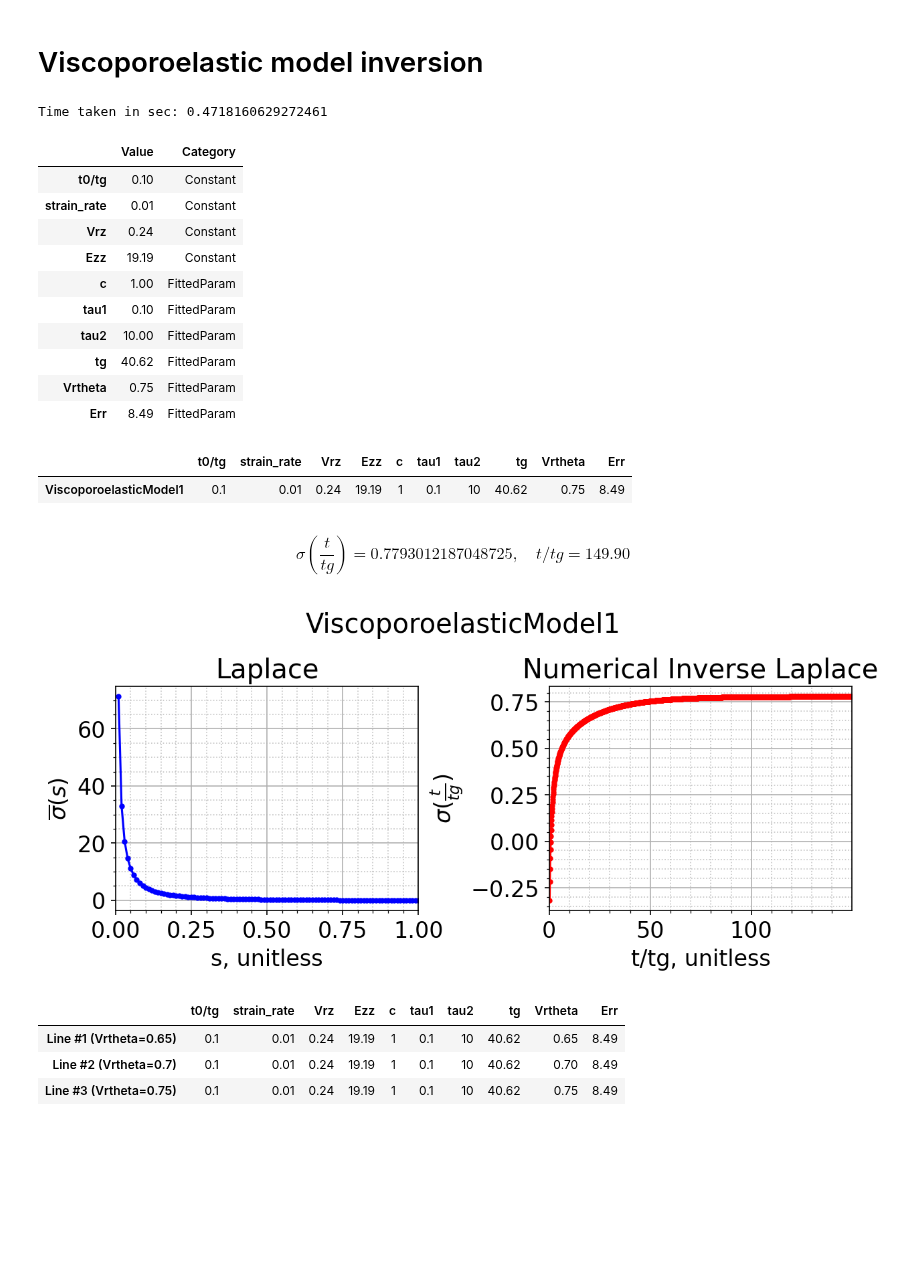
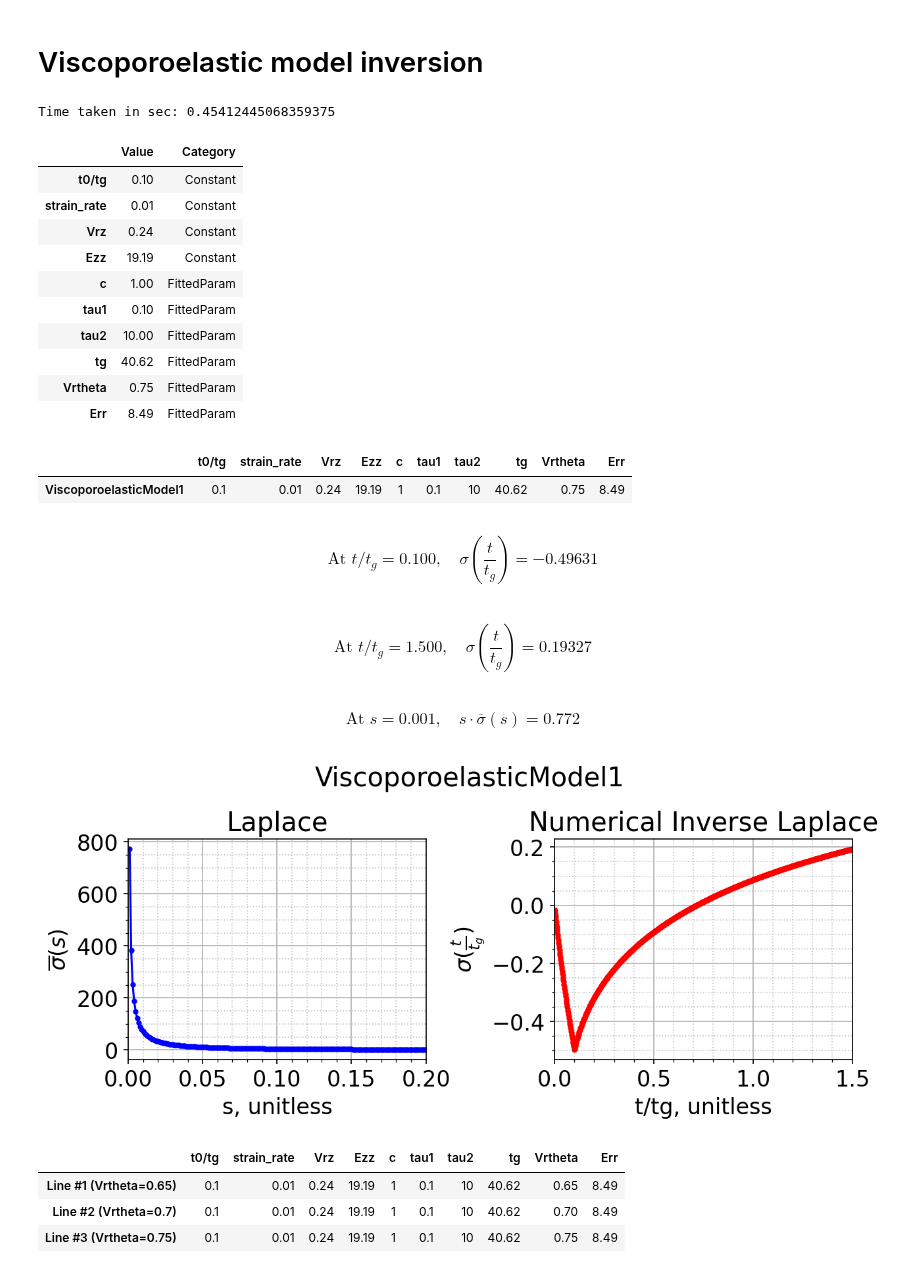
Before and after one commit to ryerrabelli/Yerrabelli-Spector-Poroelastic-Model-Code, a Jupyter notebook: src/ViscoporoelasticInversion.ipynb, the cells around one changed output. Drawn from its saved outputs; the diff is of its cells as text; code cells hidden in the pictures; blank space fills up the shorter version.

Commit message:
Created figure with zoomed in around t0

```diff
--- a/src/ViscoporoelasticInversion.ipynb
+++ b/src/ViscoporoelasticInversion.ipynb
@@ -102,8 +102,6 @@ ViscoporoelasticModel1.Vrz = 0.24 #@param {type:"number"} ; # Not actually v, bu
 ViscoporoelasticModel1.Ezz =   19.19 #@param {type:"number"} ; # Note- don't mix up Ezz with epszz
 
 vpe = ViscoporoelasticModel1()
-tg = vpe.tg
-
 #@markdown Fitted parameters (to be determined by experimental fitting to the unknown material)
 ## Fitted parameters (to be determined by experimental fitting to
 # the unknown material)
@@ -116,14 +114,18 @@ vpe.tg=40.62 #@param {type:"number"}; #in units of s   # for porosity_sp == 0.5
 vpe.Vrtheta =  0.75 #@param {type:"number"}; # Not actually v, but greek nu (represents Poisson's ratio)
 vpe.Err =  8.49 #@param {type:"number"};
 
+tg = vpe.tg
+t0_tg = vpe.t0_tg
+
 # inputting a value of time=0 doesn't error (just returns None/NaN), but takes longer (about 2x as much) on python; not really MATLAB though
-times = np.arange(0.2, 150, 0.1)*tg
+#times = np.arange(0.01, 1.001, 0.001)*tg
+times = np.linspace(0.001, 1.5, num=1000, endpoint=True)*tg
 input_times = times
 plot_times  = times/tg
 func = vpe.laplace_value
-func_name = {"t":r"$\sigma(\frac{t}{tg})$", "s":r"$\overline{\sigma}(s)$"}
+func_name = {"t":r"$\sigma(\frac{t}{t_g})$", "s":r"$\overline{\sigma}(s)$"}
 x_names   = {"t":"t/tg, unitless", "s":"s, unitless"}
-s_vals = np.arange(0.01, 1.01, 0.01)
+s_vals = np.arange(0.001, 0.201, 0.001)
 
 
 
@@ -131,37 +133,43 @@ s_vals = np.arange(0.01, 1.01, 0.01)
 plt.rc('font', size=16)  # default font size is 10
 fig, laplace_vals, inverted_vals_numerical, inverted_vals_analytical=plotting.plot_laplace_analysis(
     func=func, func_name=func_name, x_names=x_names, s_vals=s_vals,
     input_times=input_times, plot_times=plot_times, tg=tg, model_name = vpe.get_model_name())
 
 
 
 df1 = pd.DataFrame({'Constant':vpe.get_predefined_constant_names(),'Value':vpe.get_predefined_constants()})
 df2 = pd.DataFrame({'Fitted':vpe.get_fitted_parameter_names(),'Value':vpe.get_fitted_parameters()})
 df3 = pd.DataFrame({'Value':vpe.get_predefined_constants()+vpe.get_fitted_parameters(),"Category":vpe.get_var_categories()}, index=vpe.get_predefined_constant_names()+vpe.get_fitted_parameter_names())
 display(df3)
 
 display(pd.DataFrame(vpe.get_all_names_and_vars(),index=[vpe.get_model_name()]))
 
 #output = r"\sigma(\frac{t}{tg})=0.7793021503277179 \text{ at } t/tg=150"
 #display(IPython.display.Math(output))
-display(IPython.display.Math(f"{func_name['t'].replace('$','')}={inverted_vals_numerical[-1]}, \quad t/tg={plot_times[-1]:.2f}"))
+#itemindex = np.where(plot_times==0.1)
+itemindex = np.abs(plot_times - t0_tg).argmin()
+display(IPython.display.Math(fr"\text{{At }} t/t_g={plot_times[itemindex]:.3f}, \quad {func_name['t'].replace('$','')}={inverted_vals_numerical[itemindex]:0.5f}"))
+display(IPython.display.Math(fr"\text{{At }} t/t_g={plot_times[-1]:.3f}, \quad {func_name['t'].replace('$','')}={inverted_vals_numerical[-1]:0.5f}"))
+display(IPython.display.Math(fr"\text{{At }} s={s_vals[0]:.3f}, \quad s\cdot{func_name['s'].replace('$','')}={laplace_vals[0]*s_vals[0]:0.3f}"))
 # %% [output]
-Time taken in sec: 0.4718160629272461
+Time taken in sec: 0.45412445068359375
 |  | Value | Category |
 | t0/tg | 0.10 | Constant |
 | strain_rate | 0.01 | Constant |
 | Vrz | 0.24 | Constant |
 | Ezz | 19.19 | Constant |
 | c | 1.00 | FittedParam |
 | tau1 | 0.10 | FittedParam |
 | tau2 | 10.00 | FittedParam |
 | tg | 40.62 | FittedParam |
 | Vrtheta | 0.75 | FittedParam |
 | Err | 8.49 | FittedParam |
 |  | t0/tg | strain_rate | Vrz | Ezz | c | tau1 | tau2 | tg | Vrtheta | Err |
 | ViscoporoelasticModel1 | 0.1 | 0.01 | 0.24 | 19.19 | 1 | 0.1 | 10 | 40.62 | 0.75 | 8.49 |
-$$\sigma(\frac{t}{tg})=0.7793012187048725, \quad t/tg=149.90$$
+$$\text{At } t/t_g=0.100, \quad \sigma(\frac{t}{t_g})=-0.49631$$
+$$\text{At } t/t_g=1.500, \quad \sigma(\frac{t}{t_g})=0.19327$$
+$$\text{At } s=0.001, \quad s\cdot\overline{\sigma}(s)=0.772$$
-[figure, old version]
+[figure, new version]
 # %%
 dfs = []
 
```
